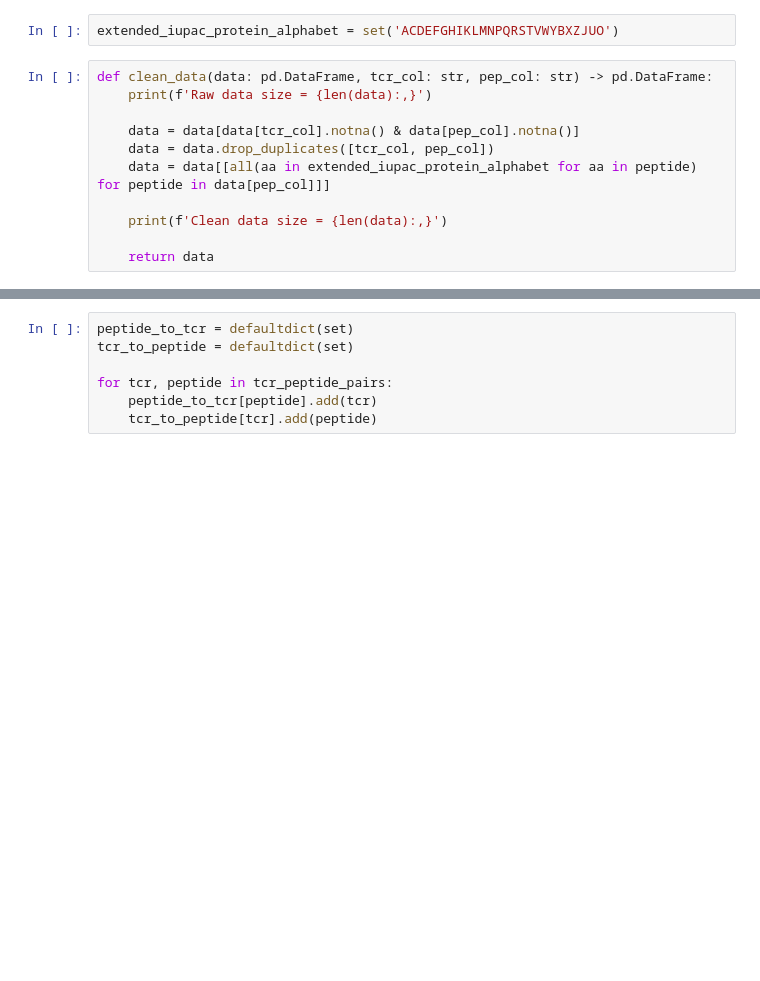
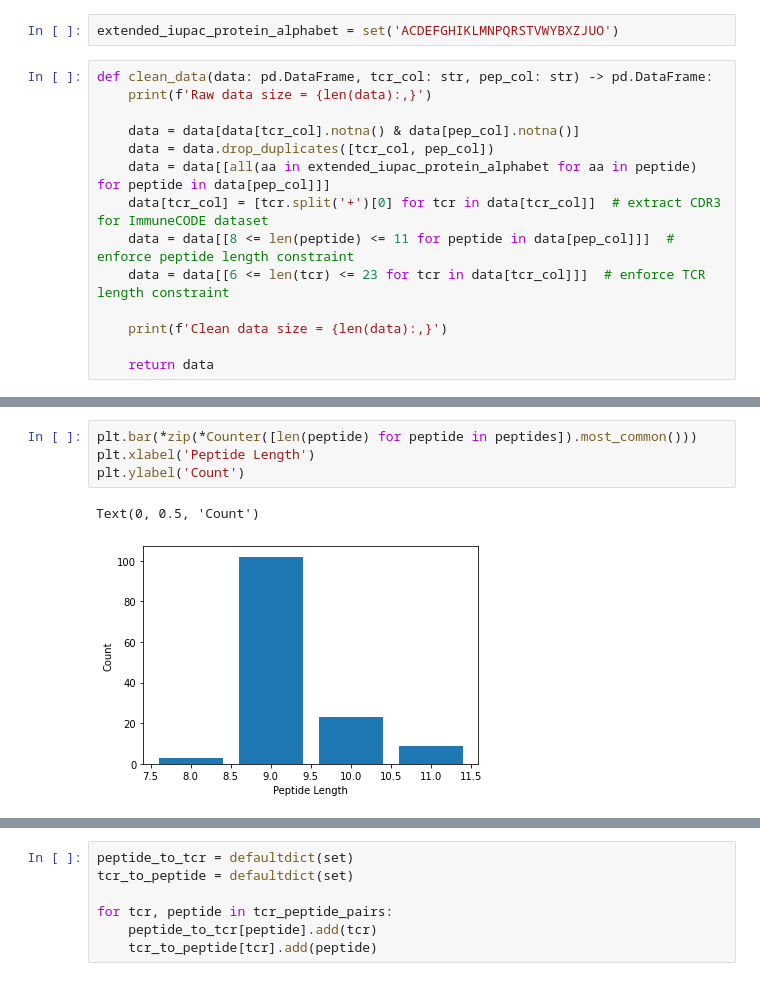
Before and after one commit to swansonk14/tcr-bert, a Jupyter notebook: jupyter/peptide_similarity.ipynb, the cells around one changed output, grey strips where cells are left out. Cells and saved outputs as stored; diff of their text form; blank space fills up the shorter version.

```diff
--- a/jupyter/peptide_similarity.ipynb
+++ b/jupyter/peptide_similarity.ipynb
@@ -18,6 +19,9 @@ def clean_data(data: pd.DataFrame, tcr_col: str, pep_col: str) -> pd.DataFrame:
     data = data[data[tcr_col].notna() & data[pep_col].notna()]
     data = data.drop_duplicates([tcr_col, pep_col])
     data = data[[all(aa in extended_iupac_protein_alphabet for aa in peptide) for peptide in data[pep_col]]]
+    data[tcr_col] = [tcr.split('+')[0] for tcr in data[tcr_col]]  # extract CDR3 for ImmuneCODE dataset
+    data = data[[8 <= len(peptide) <= 11 for peptide in data[pep_col]]]  # enforce peptide length constraint
+    data = data[[6 <= len(tcr) <= 23 for tcr in data[tcr_col]]]  # enforce TCR length constraint
 
     print(f'Clean data size = {len(data):,}')
 
@@ -87,3 +90,10 @@ Num unique peptides = 2,117
+# %%
+plt.bar(*zip(*Counter([len(peptide) for peptide in peptides]).most_common()))
+plt.xlabel('Peptide Length')
+plt.ylabel('Count')
+# %% [output]
+Text(0, 0.5, 'Count')
+[figure, added]
 # %%
 tcrs = sorted({tcr_peptide[0] for tcr_peptide in tcr_peptide_pairs})
 print(f'Num unique TCRs = {len(tcrs):,}')
```
Also changed, not shown: parts of 30 cells of this notebook.
